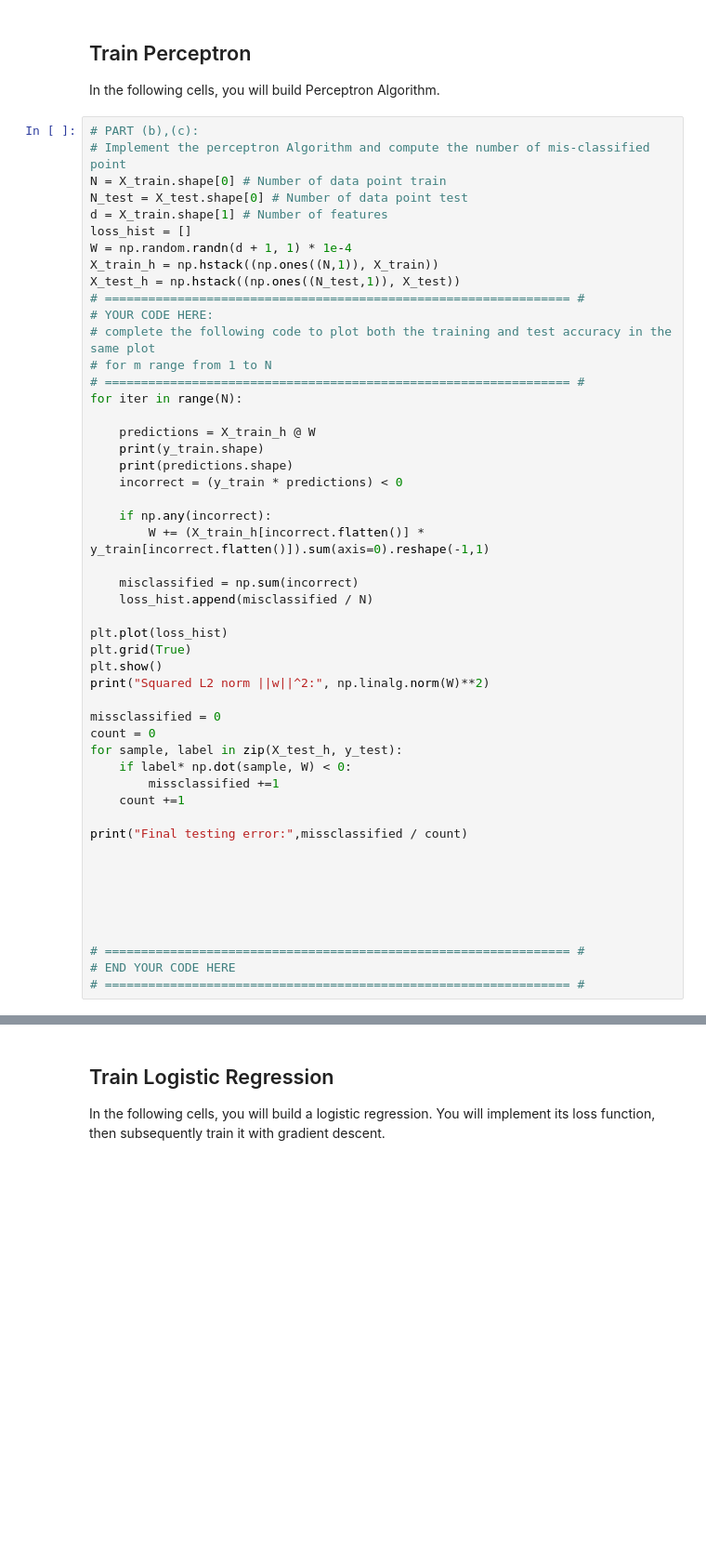
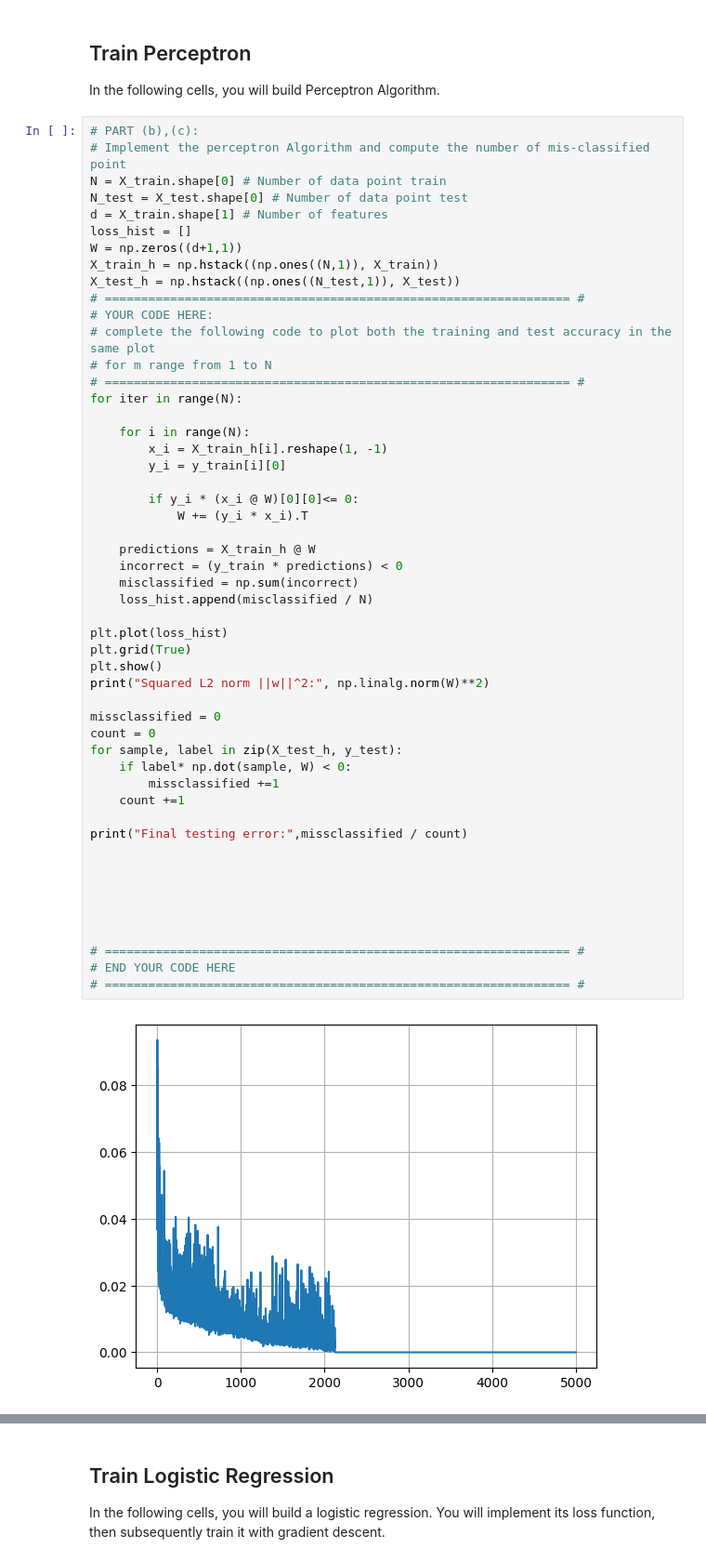
Before and after one commit to DivikChotani/machine-learning, a Jupyter notebook: HW1_code/Notebook.ipynb, the cells around one changed output, grey strips where cells are left out. Shown: that part at 93% size. Cells and saved outputs as stored; diff of their text form; blank space fills up the shorter version.

```diff
--- a/HW1_code/Notebook.ipynb
+++ b/HW1_code/Notebook.ipynb
@@ -64,7 +67,7 @@ N = X_train.shape[0] # Number of data point train
 N_test = X_test.shape[0] # Number of data point test
 d = X_train.shape[1] # Number of features
 loss_hist = []
-W = np.random.randn(d + 1, 1) * 1e-4
+W = np.zeros((d+1,1))
 X_train_h = np.hstack((np.ones((N,1)), X_train))
 X_test_h = np.hstack((np.ones((N_test,1)), X_test))
 # ================================================================ #
@@ -74,37 +77,39 @@ X_test_h = np.hstack((np.ones((N_test,1)), X_test))
 # ================================================================ #
 for iter in range(N):
 
+    for i in range(N):
+        x_i = X_train_h[i].reshape(1, -1)
+        y_i = y_train[i][0]
+
+        if y_i * (x_i @ W)[0][0]<= 0:
+            W += (y_i * x_i).T
+
     predictions = X_train_h @ W
-    print(y_train.shape)
-    print(predictions.shape)
     incorrect = (y_train * predictions) < 0
-
-    if np.any(incorrect):
-        W += (X_train_h[incorrect.flatten()] * y_train[incorrect.flatten()]).sum(axis=0).reshape(-1,1)
-
     misclassified = np.sum(incorrect)
     loss_hist.append(misclassified / N)
 
 plt.plot(loss_hist)
 plt.grid(True)
 plt.show()
 print("Squared L2 norm ||w||^2:", np.linalg.norm(W)**2)
 
 missclassified = 0
 count = 0
 for sample, label in zip(X_test_h, y_test):
     if label* np.dot(sample, W) < 0:
         missclassified +=1
     count +=1
 
 print("Final testing error:",missclassified / count)
 
 
 
 
 
 
 # ================================================================ #
 # END YOUR CODE HERE
 # ================================================================ #
 # %% [output]
+[figure, new version]
```
Also changed, not shown: parts of 6 cells of this notebook, 3 other files.
